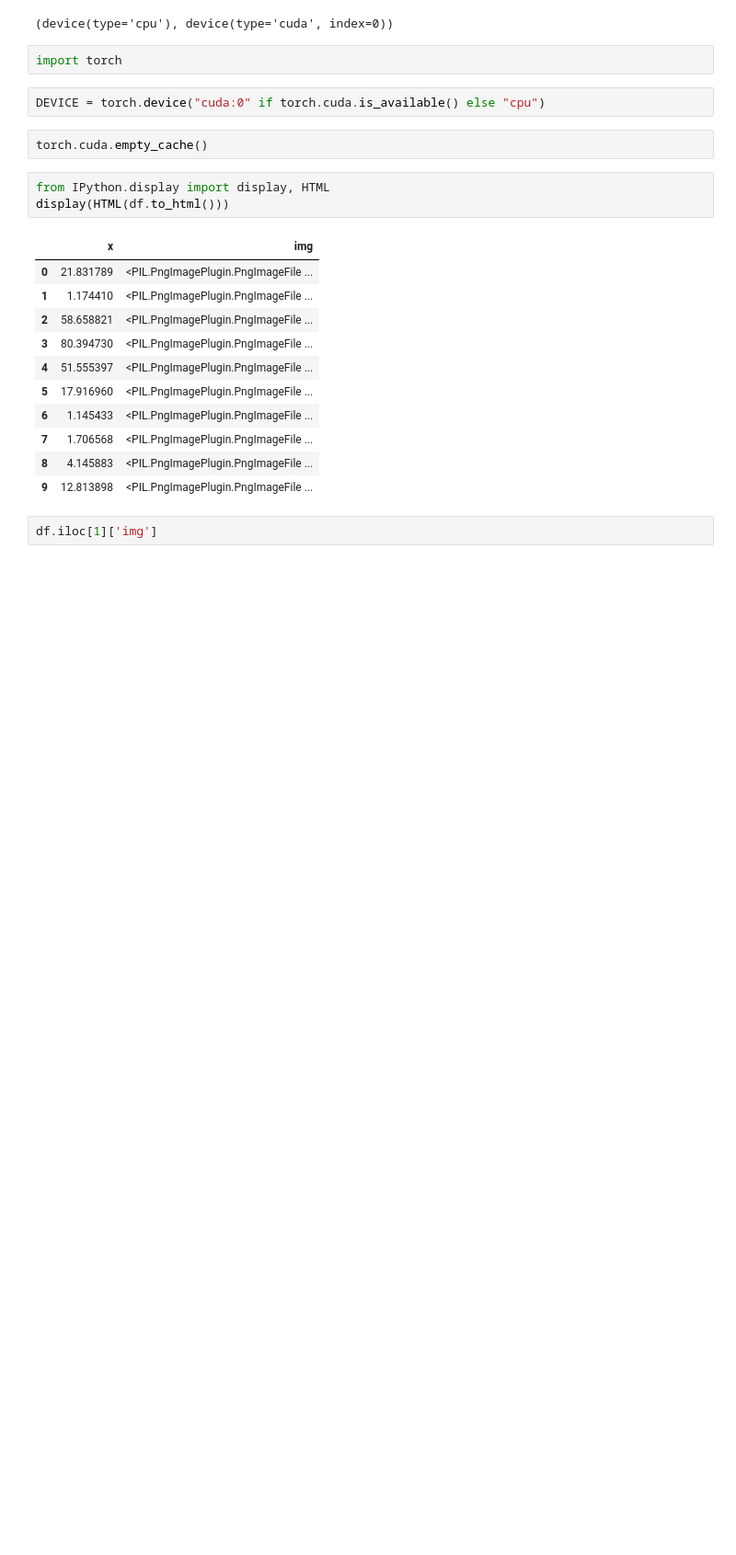
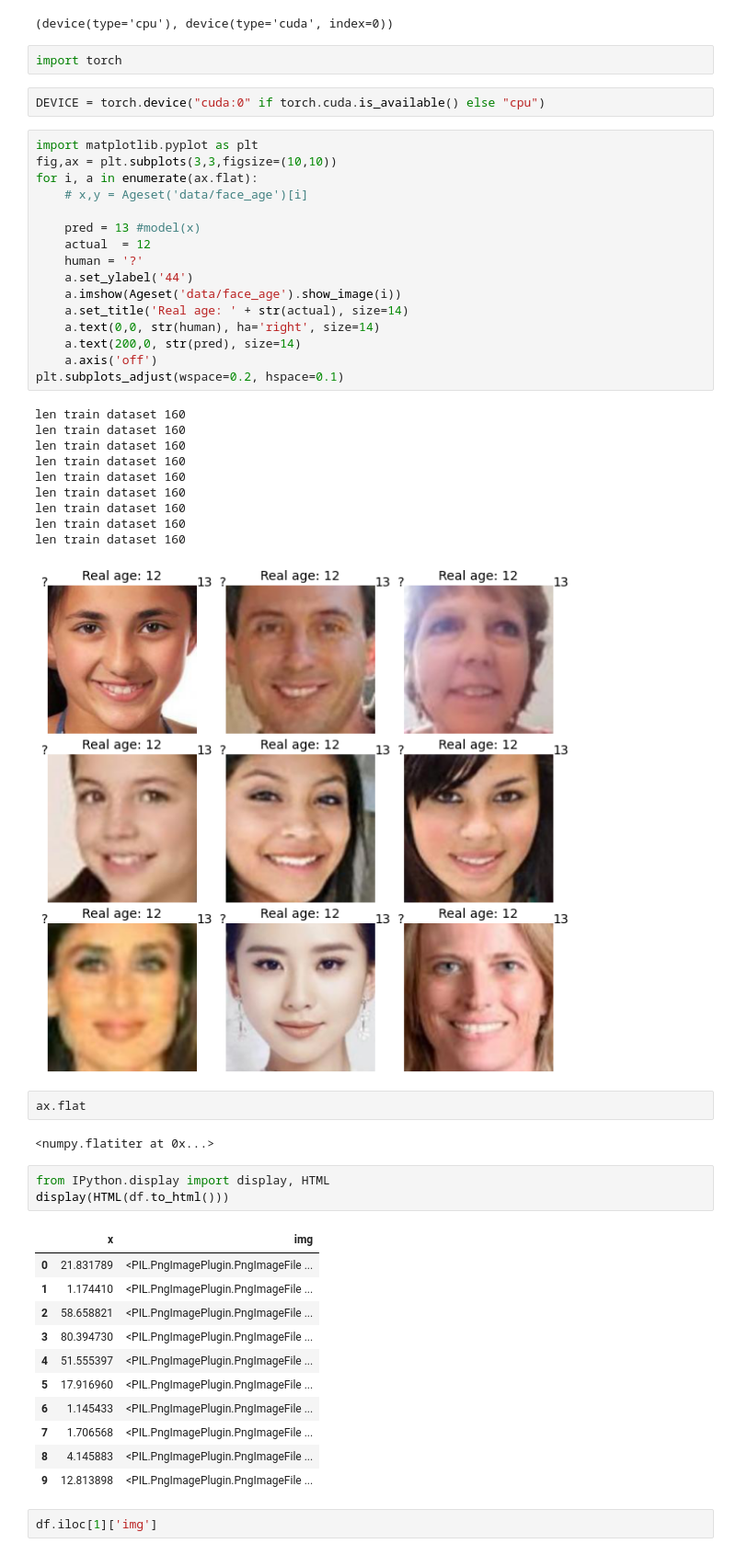
Before and after one commit to jvanelteren/age_prediction, a Jupyter notebook: age_pure_pytorch.ipynb, the cells around one changed output. Shown at 92% size. Saved outputs shown, nothing was run; the diff lists cells and outputs as text; blank space fills up the shorter version.

Commit message:
plot predictions

```diff
--- a/age_pure_pytorch.ipynb
+++ b/age_pure_pytorch.ipynb
@@ -375,8 +376,37 @@ a.device, b.device
 import torch
 # %%
 DEVICE = torch.device("cuda:0" if torch.cuda.is_available() else "cpu")
-# %%
-torch.cuda.empty_cache()
+# %%
+import matplotlib.pyplot as plt
+fig,ax = plt.subplots(3,3,figsize=(10,10))
+for i, a in enumerate(ax.flat):
+    # x,y = Ageset('data/face_age')[i]
+
+    pred = 13 #model(x)
+    actual  = 12
+    human = '?'
+    a.set_ylabel('44')
+    a.imshow(Ageset('data/face_age').show_image(i))
+    a.set_title('Real age: ' + str(actual), size=14)
+    a.text(0,0, str(human), ha='right', size=14)
+    a.text(200,0, str(pred), size=14)
+    a.axis('off')
+plt.subplots_adjust(wspace=0.2, hspace=0.1)
+# %% [output]
+len train dataset 160
+len train dataset 160
+len train dataset 160
+len train dataset 160
+len train dataset 160
+len train dataset 160
+len train dataset 160
+len train dataset 160
+len train dataset 160
+[figure, added]
+# %%
+ax.flat
+# %% [output]
+<numpy.flatiter at 0x...>
 # %%
 from IPython.display import display, HTML
 display(HTML(df.to_html()))
```
Also changed, not shown: parts of 1 cell of this notebook.
